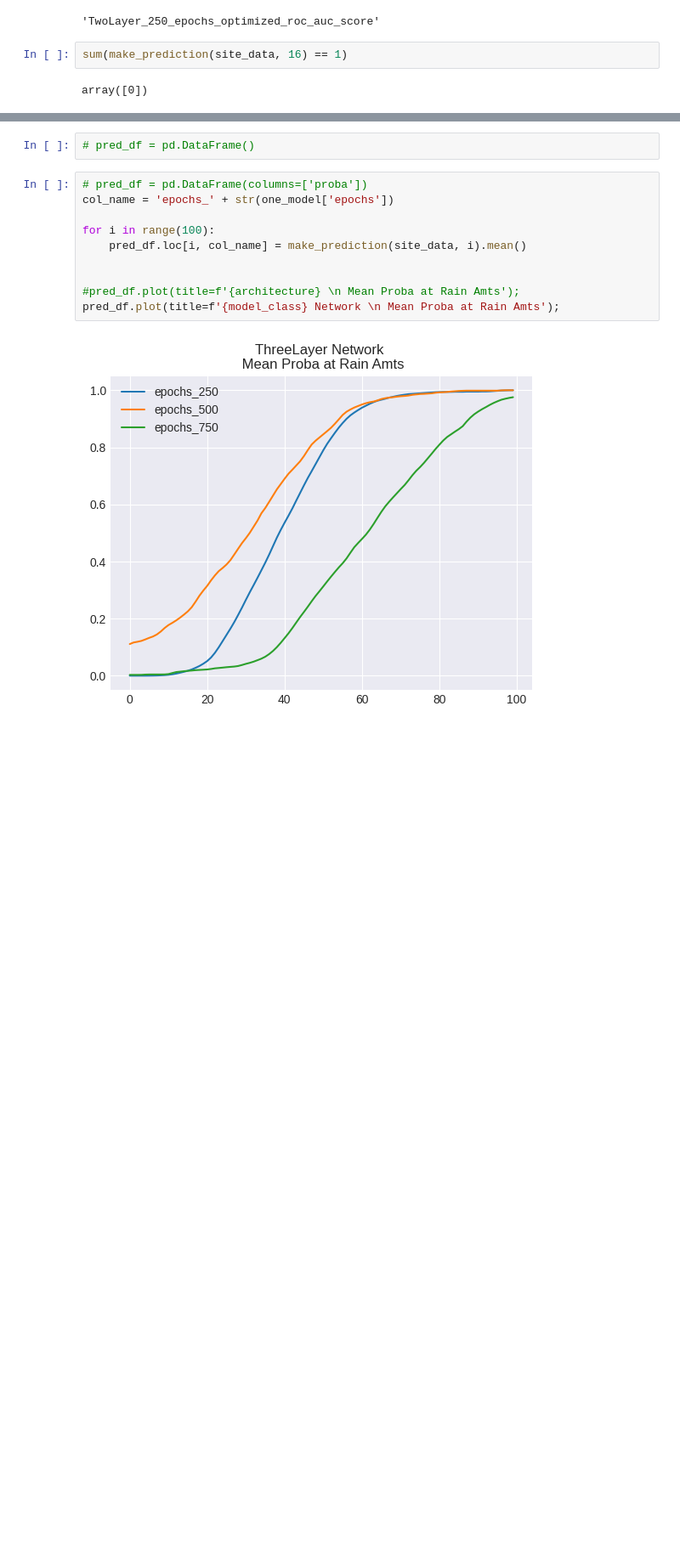
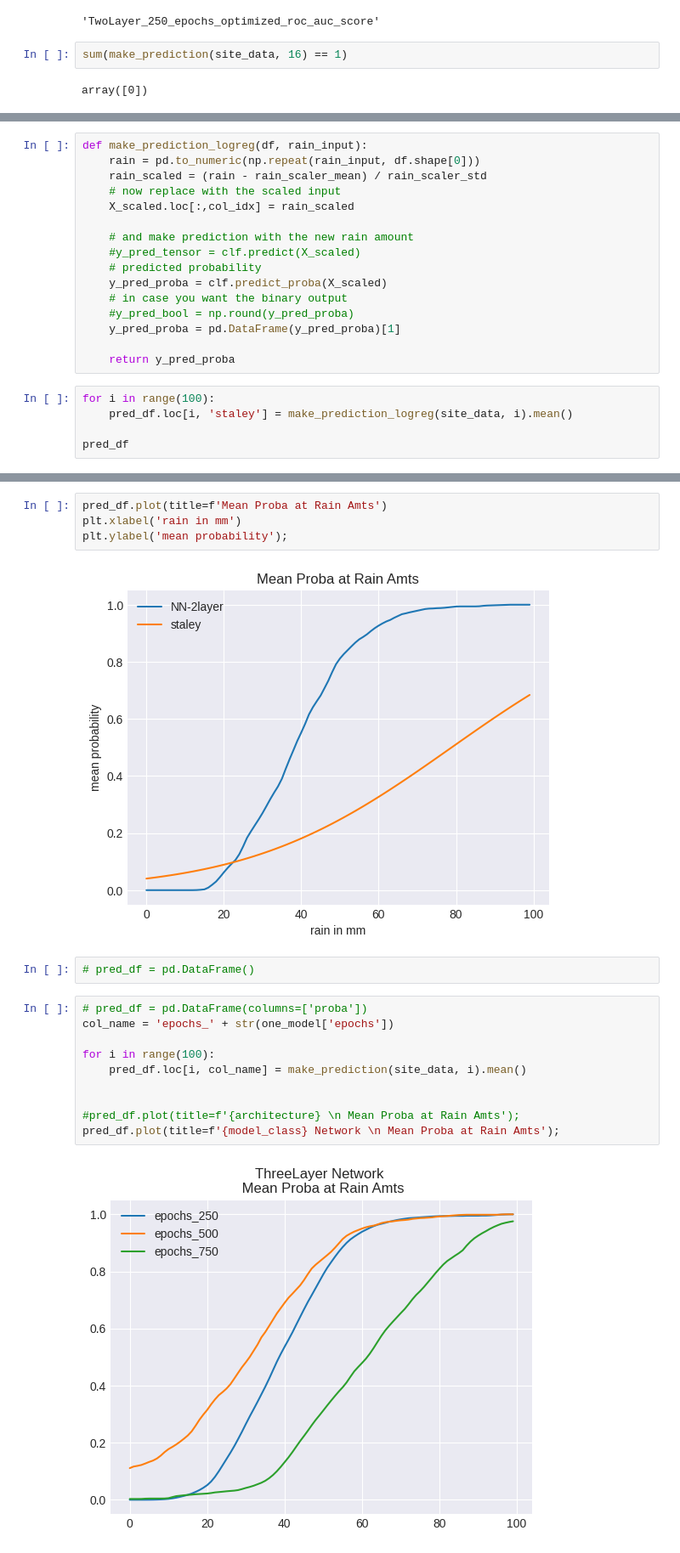
Before and after one commit to gojandrooo/DSE-Capstone, a Jupyter notebook: notebooks/04_data_viz/01_view_models.ipynb, the cells around one changed output, grey strips where cells are left out. Shown at 85% size. Drawn from its saved outputs; the diff is of its cells as text; blank space fills up the shorter version.

```diff
--- a/notebooks/04_data_viz/01_view_models.ipynb
+++ b/notebooks/04_data_viz/01_view_models.ipynb
@@ -354,0 +364,21 @@ pred_df.plot(title=f'{model_class} Network \n Mean Proba at Rain Amts');
+# %%
+def make_prediction_logreg(df, rain_input):
+    rain = pd.to_numeric(np.repeat(rain_input, df.shape[0]))
+    rain_scaled = (rain - rain_scaler_mean) / rain_scaler_std
+    # now replace with the scaled input
+    X_scaled.loc[:,col_idx] = rain_scaled
+
+    # and make prediction with the new rain amount
+    #y_pred_tensor = clf.predict(X_scaled)
+    # predicted probability
+    y_pred_proba = clf.predict_proba(X_scaled)
+    # in case you want the binary output
+    #y_pred_bool = np.round(y_pred_proba)
+    y_pred_proba = pd.DataFrame(y_pred_proba)[1]
+
+    return y_pred_proba
+# %%
+for i in range(100):
+    pred_df.loc[i, 'staley'] = make_prediction_logreg(site_data, i).mean()
+
+pred_df
@@ -355,3 +399,9 @@ pred_df.plot(title=f'{model_class} Network \n Mean Proba at Rain Amts');
+# %%
+pred_df.plot(title=f'Mean Proba at Rain Amts')
+plt.xlabel('rain in mm')
+plt.ylabel('mean probability');
+# %% [output]
+[figure, added]
 # %%
 # pred_df = pd.DataFrame()
 # %%
```
Also changed, not shown: parts of 6 cells of this notebook, 3 other files.
